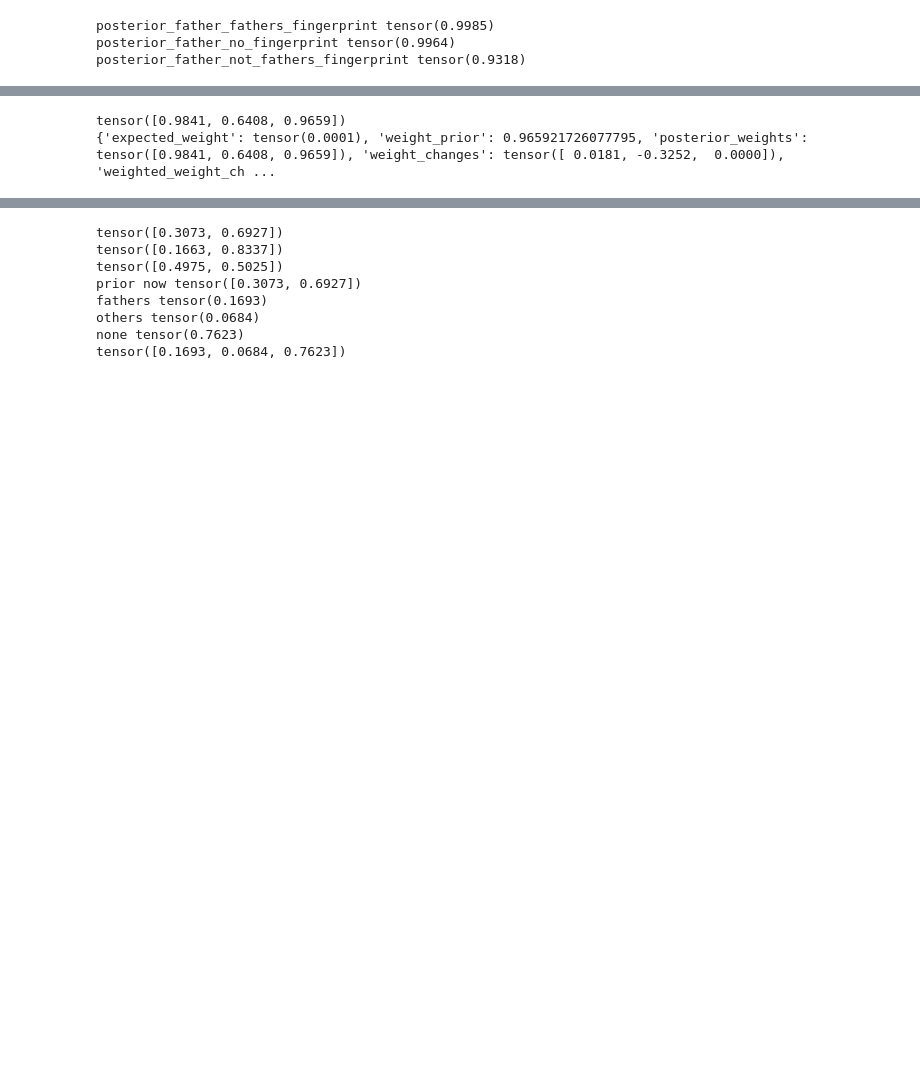
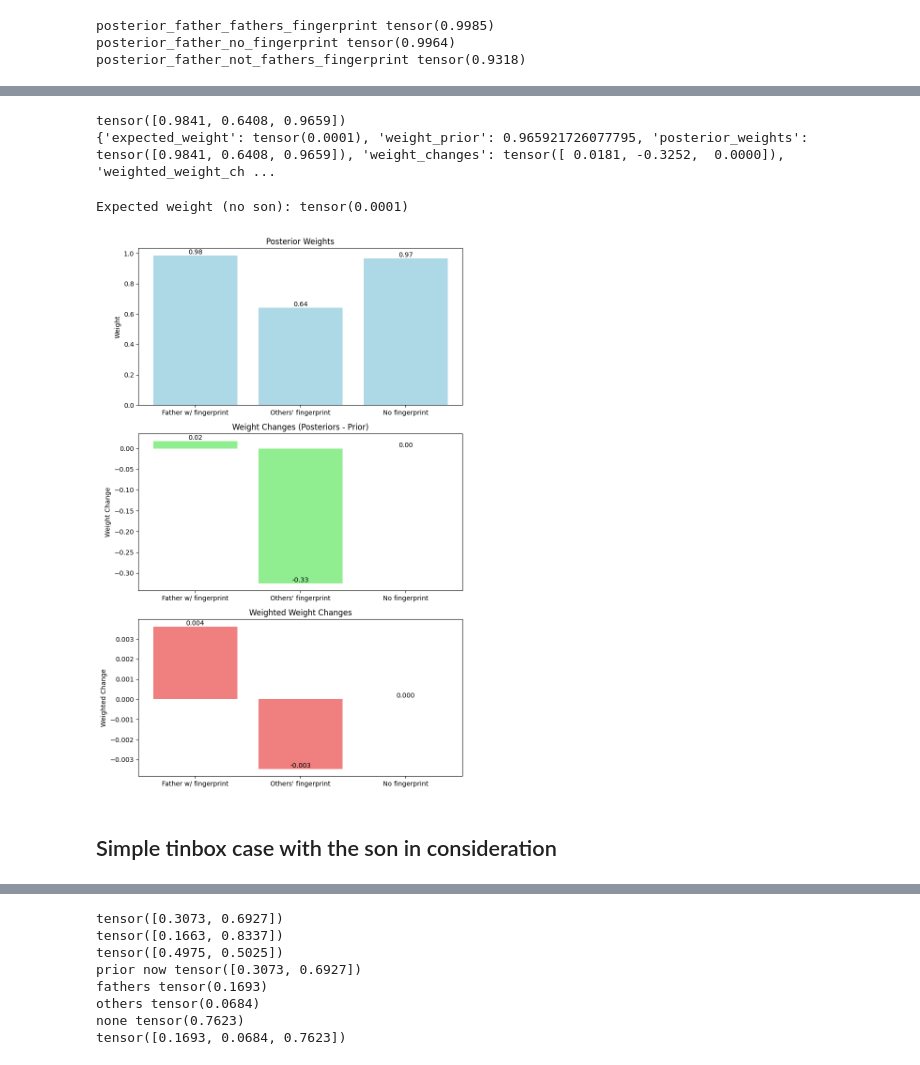
Before and after one commit to rfl-urbaniak/MRbook, a Jupyter notebook: weight-paper/scripts/nikodem_tinbox.ipynb, the cells around one changed output, grey strips where cells are left out. Saved outputs shown, nothing was run; the diff lists cells and outputs as text; code cells hidden in the pictures; blank space fills up the shorter version.

Commit message:
working on the tinbox

```diff
--- a/weight-paper/scripts/nikodem_tinbox.ipynb
+++ b/weight-paper/scripts/nikodem_tinbox.ipynb
@@ -329,14 +322,57 @@ tensor([0.1996, 0.0107, 0.7897])
-# %%
-expected_weights_no_son = expected_weight(
-    probs_of_evidence_no_son, father_prior_now,
-    [father_posterior_fathers_fingerprint, father_posterior_others_fingerprint,
-     father_posterior_no_fingerprint]
-     )
-
-print(expected_weights_no_son)
-# %% [output]
-tensor([0.9841, 0.6408, 0.9659])
-{'expected_weight': tensor(0.0001), 'weight_prior': 0.965921726077795, 'posterior_weights': tensor([0.9841, 0.6408, 0.9659]), 'weight_changes': tensor([ 0.0181, -0.3252,  0.0000]), 'weighted_weight_ch ...
+# %%
+expected_weights_no_son = expected_weight(
+    probs_of_evidence_no_son, father_prior_now,
+    [father_posterior_fathers_fingerprint, father_posterior_others_fingerprint,
+     father_posterior_no_fingerprint]
+     )
+
+
+# posterior weights: A tensor of weights calculated for each of the posterior distributions. Each posterior represents a belief after observing some evidence
+# weight changes: The difference between the weights of the posteriors and the prior
+# weighted weight changes: The weight_changes values multiplied by the probabilities of the corresponding pieces of evidence
+
+
+print(expected_weights_no_son)
+# %% [output]
+tensor([0.9841, 0.6408, 0.9659])
+{'expected_weight': tensor(0.0001), 'weight_prior': 0.965921726077795, 'posterior_weights': tensor([0.9841, 0.6408, 0.9659]), 'weight_changes': tensor([ 0.0181, -0.3252,  0.0000]), 'weighted_weight_ch ...
+# %%
+
+posterior_weights = expected_weights_no_son["posterior_weights"]
+weight_changes = expected_weights_no_son["weight_changes"]
+weighted_weight_changes = expected_weights_no_son["weighted_weight_changes"]
+
+print('Expected weight (no son):', expected_weights_no_son["expected_weight"])
+
+labels = ['Father w/ fingerprint', 'Others\' fingerprint', 'No fingerprint']
+
+fig, axs = plt.subplots(3, 1, figsize=(8, 12))
+
+axs[0].bar(labels, posterior_weights, color= 'lightblue')
+axs[0].set_title('Posterior Weights')
+axs[0].set_ylabel('Weight')
+for i, v in enumerate(posterior_weights):
+    axs[0].text(i, v, f"{v:.2f}", ha='center', va='bottom')
+
+axs[1].bar(labels, weight_changes, color='lightgreen')
+axs[1].set_title('Weight Changes (Posteriors - Prior)')
+axs[1].set_ylabel('Weight Change')
+for i, v in enumerate(weight_changes):
+    axs[1].text(i, v, f"{v:.2f}", ha='center', va='bottom')
+
+axs[2].bar(labels, weighted_weight_changes, color='lightcoral')
+axs[2].set_title('Weighted Weight Changes')
+axs[2].set_ylabel('Weighted Change')
+for i, v in enumerate(weighted_weight_changes):
+    axs[2].text(i, v, f"{v:.3f}", ha='center', va='bottom')
+
+plt.tight_layout()
+plt.show()
+# %% [output]
+Expected weight (no son): tensor(0.0001)
+[figure, added]
+# %% [markdown]
+## Simple tinbox case with the son in consideration
 # %%
 #set pyro seed
 pyro.set_rng_seed(42)
```
Also changed, not shown: parts of 9 cells of this notebook.
